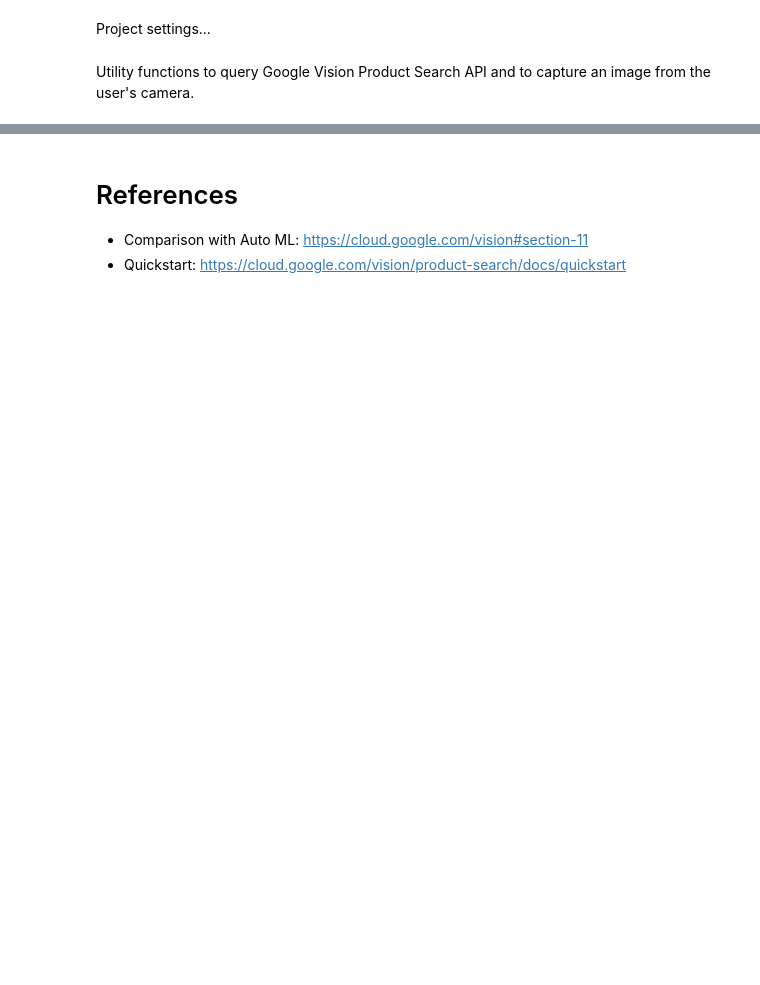
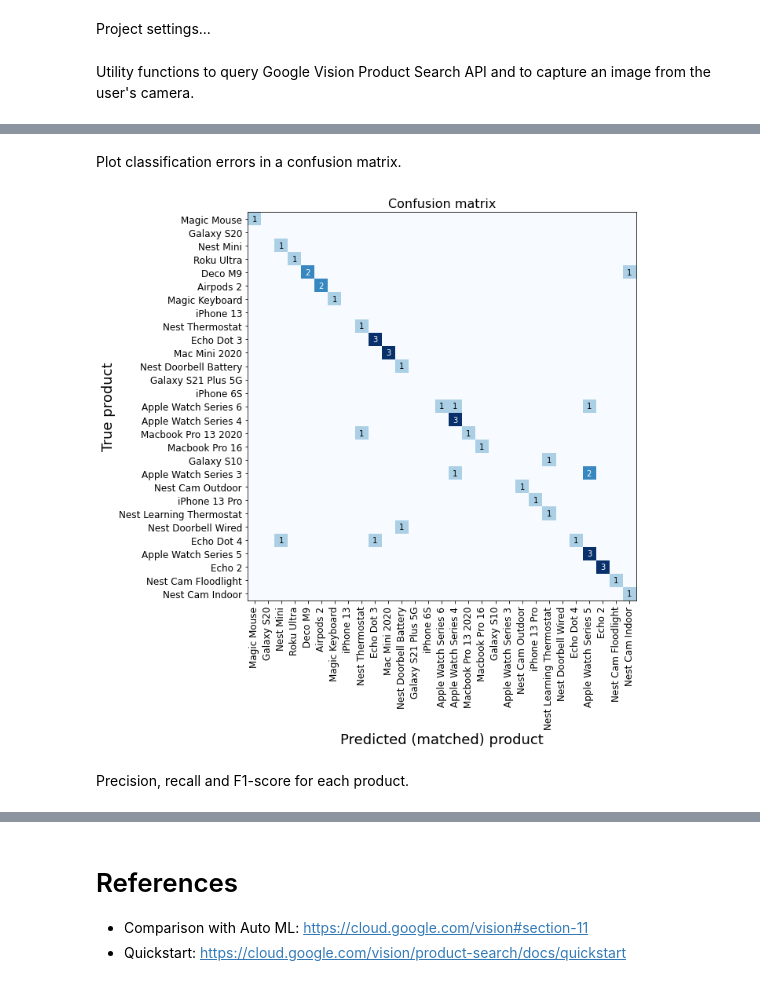
Before and after one commit to vinayshanbhag/cloudvisionproductsearch, a Jupyter notebook: Google_Cloud_Vision_Product_Search.ipynb, the cells around one changed output, grey strips where cells are left out. Drawn from its saved outputs; the diff is of its cells as text; code cells hidden in the pictures; blank space fills up the shorter version.

```diff
--- a/Google_Cloud_Vision_Product_Search.ipynb
+++ b/Google_Cloud_Vision_Product_Search.ipynb
@@ -242,0 +245,16 @@ Confidence: 0.23
+# %%
+import pandas as pd
+df_test = pd.read_csv('/content/test_images/test_products.csv')
+# %%
+df_test['results_raw'] = df_test.filename.apply(lambda x: get_similar_products_file(
+    project_id,
+    location,
+    product_set_id,
+    product_category,
+    f"/content/test_images/{x}",
+    filter
+  ))
+# %%
+for i in range(len(df_test.results_raw.values[0])):
+  df_test[f'matched_product_{i}'] = df_test.results_raw.apply(lambda x:x[i]['product_name'])
+  df_test[f'confidence_{i}'] = df_test.results_raw.apply(lambda x:x[i]['confidence'])
@@ -242,0 +323,16 @@ Confidence: 0.23
+# %% [markdown]
+Plot classification errors in a confusion matrix.
+# %%
+from sklearn.metrics import confusion_matrix
+plot_confusion_matrix(confusion_matrix(df_test.product_name,df_test.matched_product_0, labels=df_test.product_name.unique()),
+                      labels=df_test.product_name.unique(),
+                      norm=False,
+                      title='Confusion matrix',
+                      xlabel='Predicted (matched) product',
+                      ylabel='True product',
+                      precision=1
+                     );
+# %% [output]
+[figure, added]
+# %% [markdown]
+Precision, recall and F1-score for each product.
```
Also changed, not shown: parts of 12 cells of this notebook.
